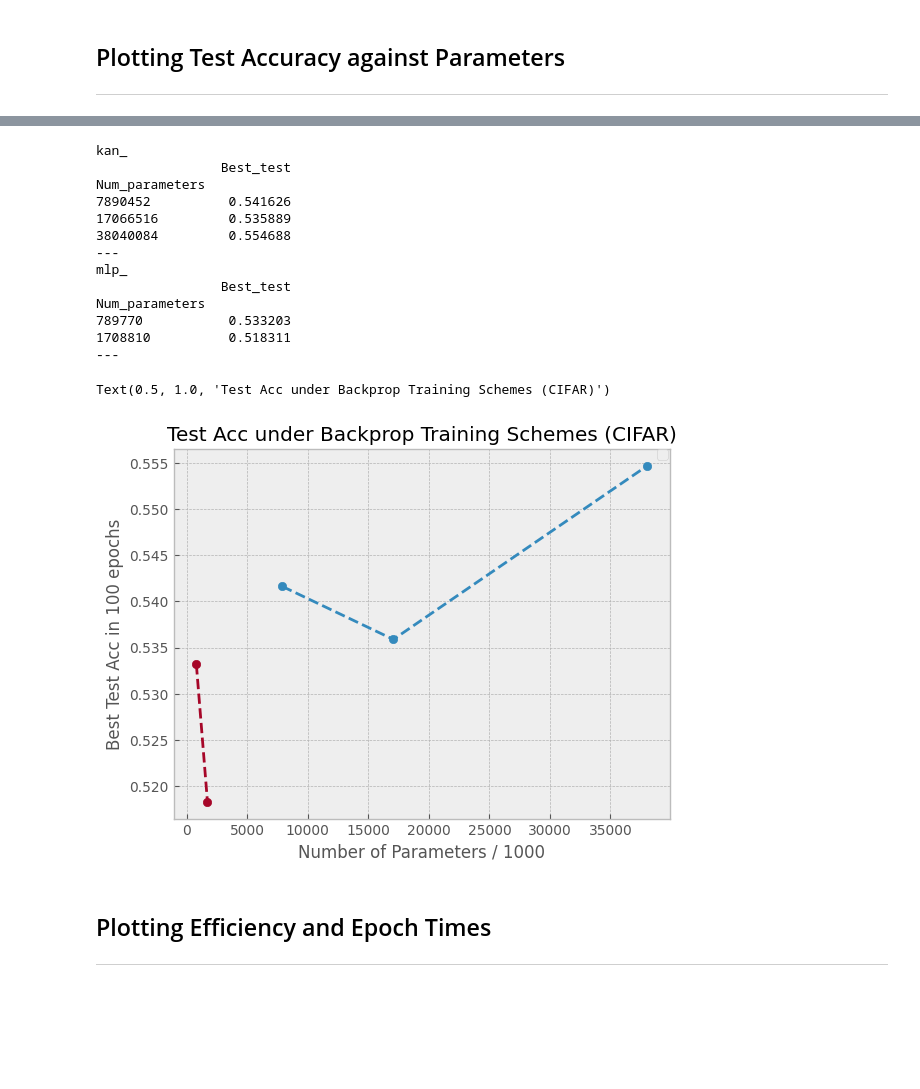
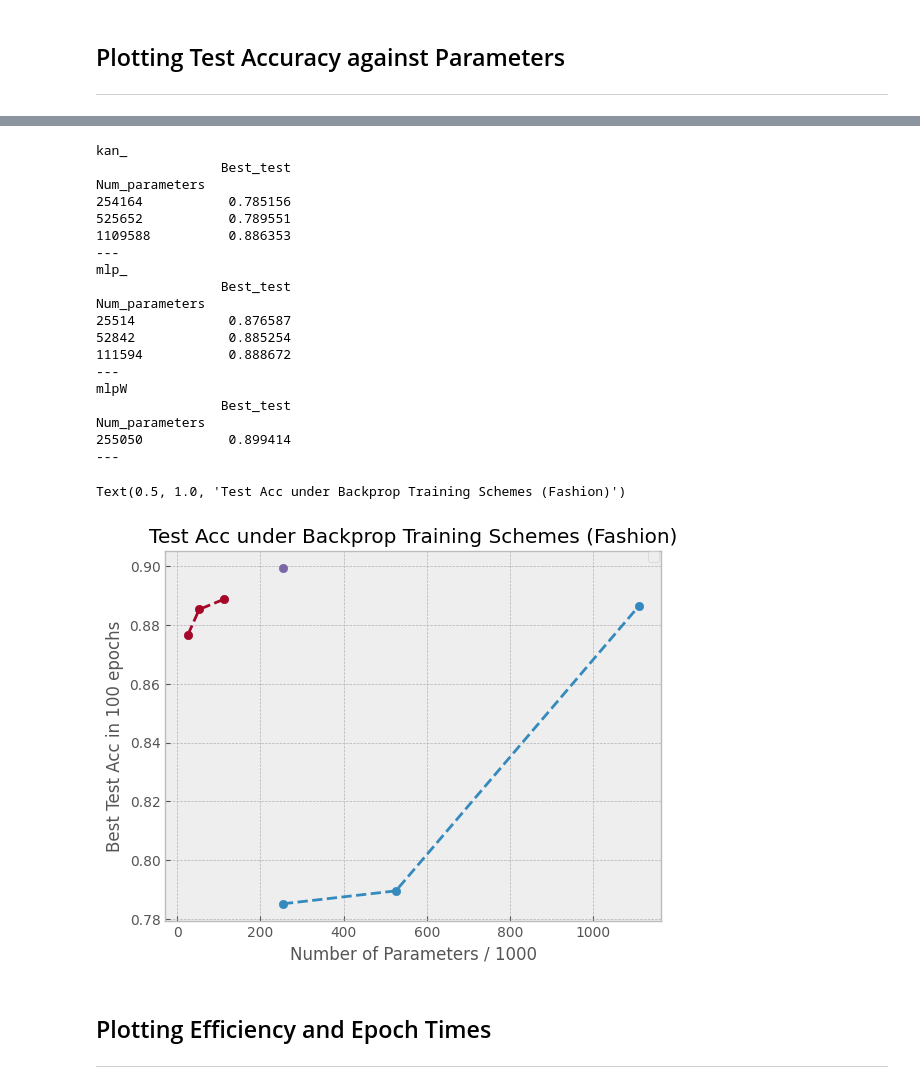
Before and after one commit to ShairozS/HSIC_Bottleneck-Pytorch, a Jupyter notebook: Outputs/results_analysis.ipynb, the cells around one changed output, grey strips where cells are left out. Drawn from its saved outputs; the diff is of its cells as text; code cells hidden in the pictures; blank space fills up the shorter version.

```diff
--- a/Outputs/results_analysis.ipynb
+++ b/Outputs/results_analysis.ipynb
@@ -7,7 +7,7 @@ import matplotlib.pyplot as plt
 ----------
 # %%
 df = pd.read_csv('../Notebooks/results_compiled.csv', )
-DATASET = 'CIFAR'
+DATASET = 'Fashion'
 df = df[df.Dataset == DATASET]
 df.head()
 print(df.shape)
@@ -65,43 +66,49 @@ plt.style.use( 'bmh')
 fig, axes = plt.subplots()
 
 colors = [[0,0,.1], [0,0,.5], [0,0,1]]
-for ma in ['kan_', 'mlp_']:
+for ma in ['kan_', 'mlp_', 'mlpW']:
     print(ma)
     sq = df[df.ModelType.apply(lambda x: x[:4]) ==ma]
     sq = sq[['ModelType', 'Num_parameters', 'Best_test']]; label = list(sq.ModelType)[0]
     sq2 = sq.groupby('Num_parameters').max()
     sq2 = sq2[['Best_test']]; print(sq2)
     axes.scatter(sq2.index/1000, sq2.Best_test)
     axes.plot(sq2.index/1000, sq2.Best_test, linestyle = '--')
     #axes.plot(sq2.index/1000, sq2.Best_test, alpha = 1, linestyle='--', linewidth = 1.5, marker = 'o')
     print('---')
 
 
 #for model in set(np.unique(df['ModelType'])):
 #    sa = df[(df.ModelType ==model)]
 #    axes.plot(np.min(sa.Num_parameters/1000), np.max(sa.Best_test), label = model)
 
 #plt.ylim(0.8, 1)
 plt.xlabel("Number of Parameters / 1000")
 plt.ylabel("Best Test Acc in 100 epochs")
 plt.legend(bbox_to_anchor=(1.01, 1.02))
 plt.title("Test Acc under Backprop Training Schemes (" + DATASET + ")")
 # %% [output]
 kan_
                 Best_test
 Num_parameters
-7890452          0.541626
-17066516         0.535889
-38040084         0.554688
+254164           0.785156
+525652           0.789551
+1109588          0.886353
 ---
 mlp_
                 Best_test
 Num_parameters
-789770           0.533203
-1708810          0.518311
+25514            0.876587
+52842            0.885254
+111594           0.888672
 ---
+mlpW
+                Best_test
+Num_parameters
+255050           0.899414
+---
-Text(0.5, 1.0, 'Test Acc under Backprop Training Schemes (CIFAR)')
+Text(0.5, 1.0, 'Test Acc under Backprop Training Schemes (Fashion)')
-[figure, old version]
+[figure, new version]
 # %% [markdown]
 ## Plotting Efficiency and Epoch Times
 -------
```
Also changed, not shown: parts of 6 cells of this notebook, 6 other files.
